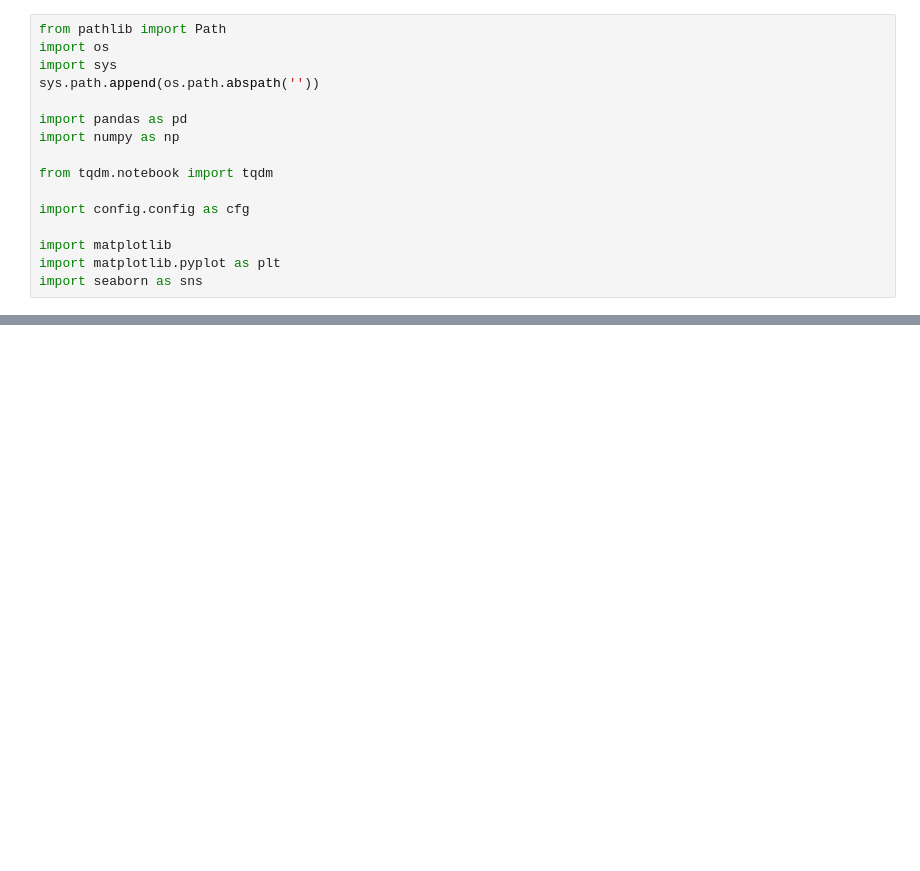
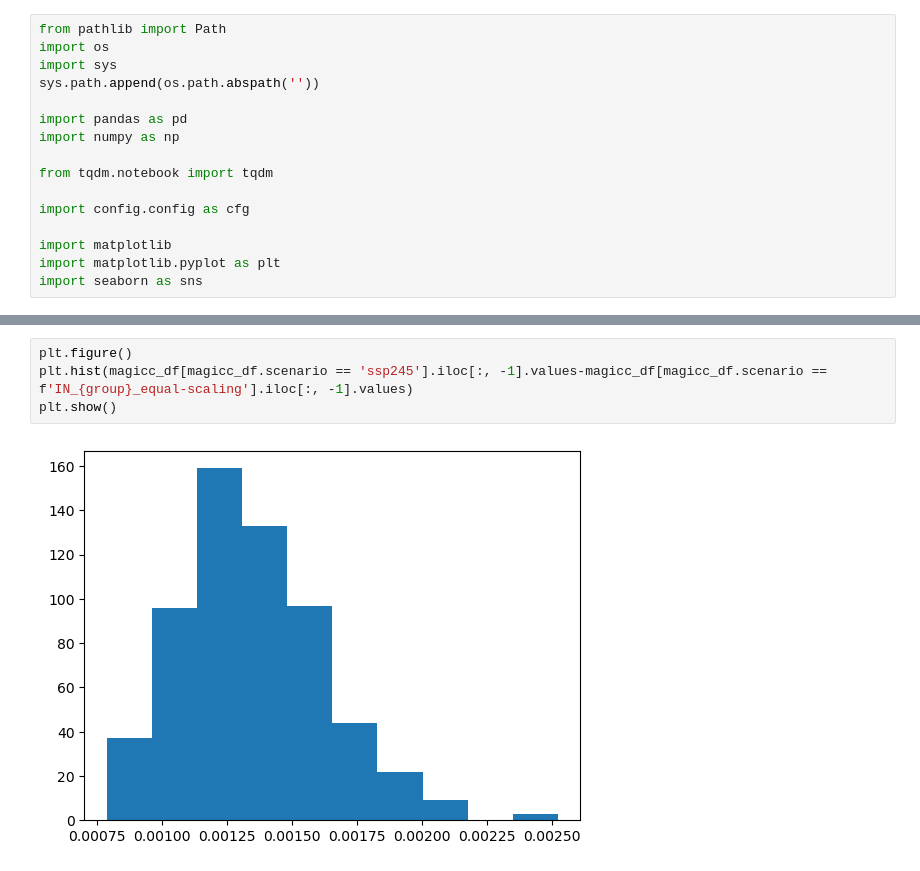
Before and after one commit to sarasita/attribution, a Jupyter notebook: Analysis/002_GMT-Attribution_Visualisation.ipynb, the cells around one changed output, grey strips where cells are left out. Cells and saved outputs as stored; diff of their text form; blank space fills up the shorter version.

```diff
--- a/Analysis/002_GMT-Attribution_Visualisation.ipynb
+++ b/Analysis/002_GMT-Attribution_Visualisation.ipynb
@@ -39,0 +73,6 @@ with sns.axes_style('whitegrid'):
+# %%
+plt.figure()
+plt.hist(magicc_df[magicc_df.scenario == 'ssp245'].iloc[:, -1].values-magicc_df[magicc_df.scenario == f'IN_{group}_equal-scaling'].iloc[:, -1].values)
+plt.show()
+# %% [output]
+[figure, added]
```
Also changed, not shown: parts of 2 cells of this notebook, 18 other files.
